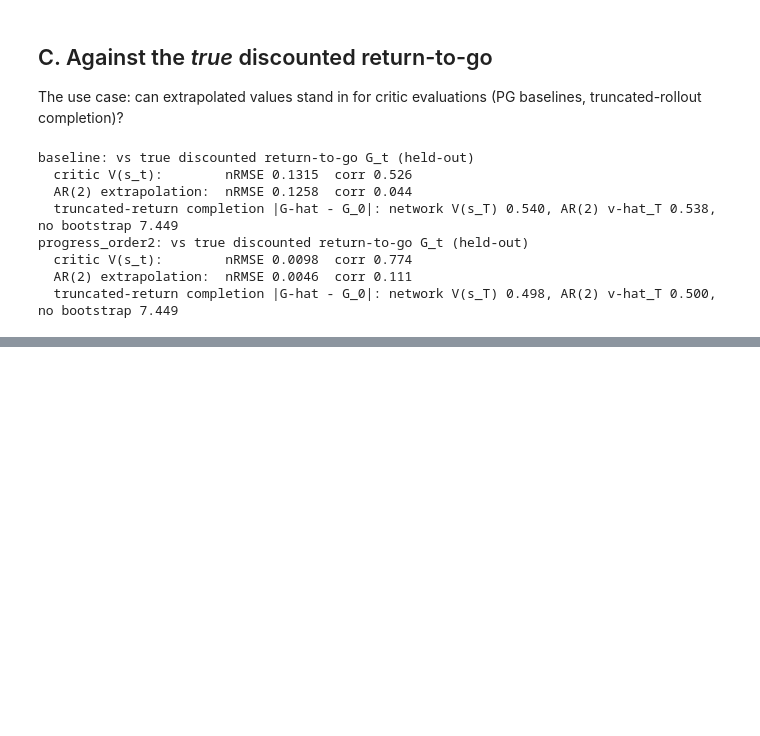
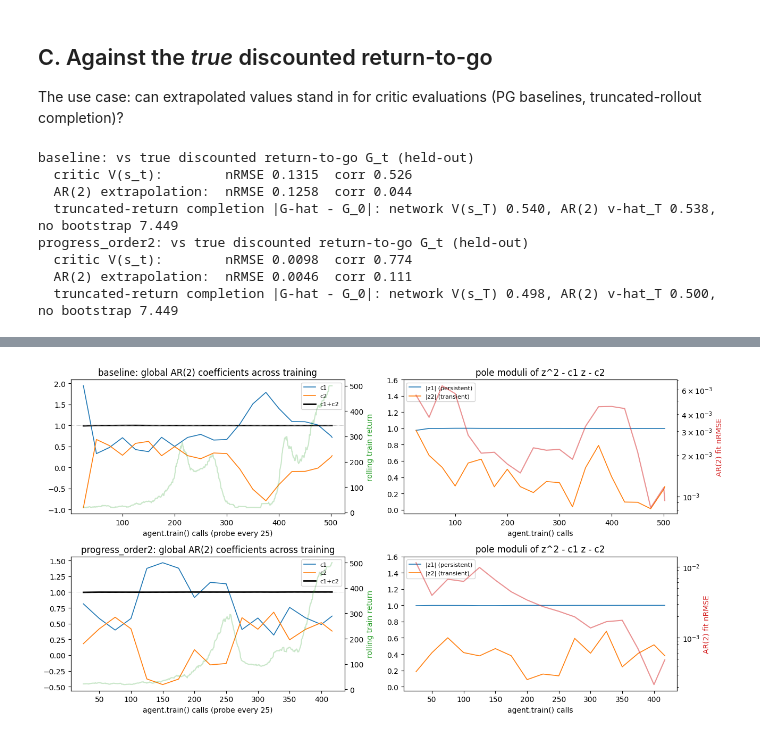
Before and after one commit to Souparna-Mandal/Low-Rank-RL-TL, a Jupyter notebook: experiments/dqn_cartpole/exp1_recurrence.ipynb, the cells around one changed output, grey strips where cells are left out. Cells and saved outputs as stored; diff of their text form; code cells hidden in the pictures; blank space fills up the shorter version.

```diff
--- a/experiments/dqn_cartpole/exp1_recurrence.ipynb
+++ b/experiments/dqn_cartpole/exp1_recurrence.ipynb
@@ -235,3 +239,38 @@ progress_order2: vs true discounted return-to-go G_t (held-out)
+# %%
+import numpy.polynomial.polynomial as npoly
+
+drift = {v: np.load(RESULTS / f"drift_{v}_s0.npz") for v in VARIANTS
+         if (RESULTS / f"drift_{v}_s0.npz").exists()}
+fig, axes = plt.subplots(len(drift), 2, figsize=(13, 3.4 * len(drift)), squeeze=False)
+for row, (variant, d) in zip(axes, drift.items()):
+    x, c1, c2 = d["episode"], d["c1"], d["c2"]
+    ax = row[0]
+    ax.plot(x, c1, label="c1", lw=1.2)
+    ax.plot(x, c2, label="c2", lw=1.2)
+    ax.plot(x, c1 + c2, label="c1+c2", lw=2, color="k")
+    ax.axhline(1.0, color="grey", lw=0.6, ls=":")
+    ax.set(title=f"{variant}: global AR(2) coefficients across training",
+           xlabel="agent.train() calls (probe every 25)")
+    ax.legend(fontsize=8)
+    tw = ax.twinx()
+    rr = d["train_rewards"]
+    roll = np.convolve(rr, np.ones(25) / 25, mode="valid")
+    tw.plot(np.linspace(x[0], x[-1], len(roll)), roll, color="tab:green", alpha=0.25)
+    tw.set_ylabel("rolling train return", color="tab:green")
+    ax = row[1]
+    mods = np.array([sorted(np.abs(npoly.polyroots([-b, -a, 1.0])))[::-1]
+                     for a, b in zip(c1, c2)])
+    ax.plot(x, mods[:, 0], label="|z1| (persistent)", lw=1.2)
+    ax.plot(x, mods[:, 1], label="|z2| (transient)", lw=1.2)
+    ax.set(title="pole moduli of z^2 - c1 z - c2", ylim=(-0.05, 1.6),
+           xlabel="agent.train() calls")
+    ax.legend(fontsize=8, loc="upper left")
+    tw = ax.twinx()
+    tw.semilogy(x, d["fit_nrmse"], color="tab:red", alpha=0.5)
+    tw.set_ylabel("AR(2) fit nRMSE", color="tab:red")
+plt.tight_layout(); plt.show()
+# %% [output]
+[figure, added]
 # %% [markdown]
 ## Findings (seed 0, 40 greedy trajectories per agent)
 
```
Also changed, not shown: parts of 2 cells of this notebook, 4 other files.
